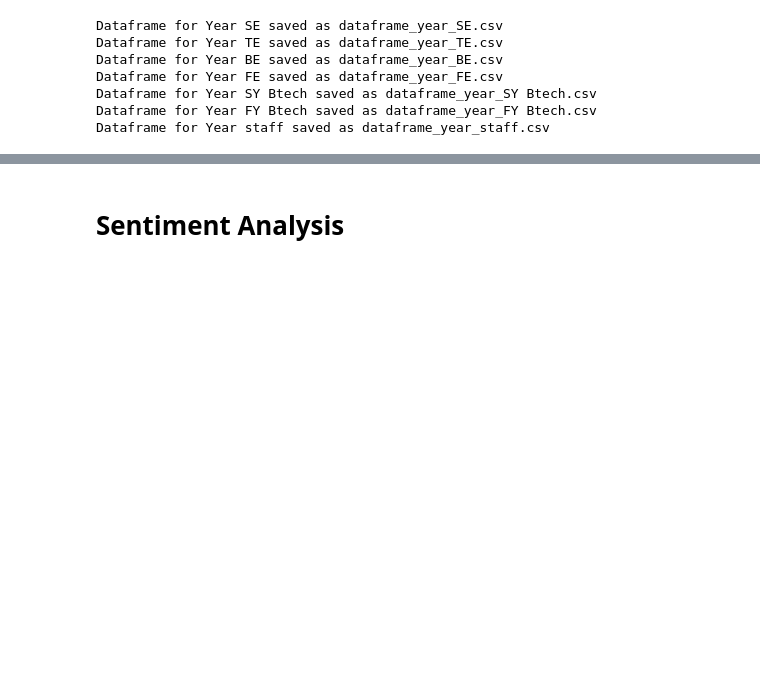
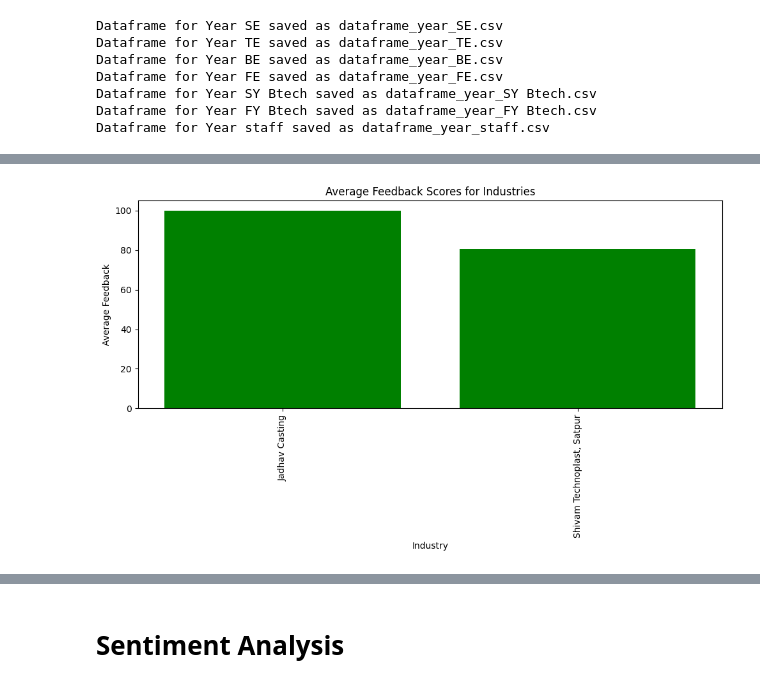
Before and after one commit to pankaj-beldar/pankaj-beldar-Industrial-visit-feedback-analysis, a Jupyter notebook: Industrial_Visits_Feedback_Analysis.ipynb, the cells around one changed output, grey strips where cells are left out. Cells and saved outputs as stored; diff of their text form; code cells hidden in the pictures; blank space fills up the shorter version.

```diff
--- a/Industrial_Visits_Feedback_Analysis.ipynb
+++ b/Industrial_Visits_Feedback_Analysis.ipynb
@@ -379,6 +451,24 @@ SY
 |  | Name of the Industry Visited | Year | Q1 | Q2 | Q3 | Q4 | Average_feedback | Attainment_Level |
 | 0 | Jadhav Casting | SY Btech | 100.000000 | 100.000000 | 100.000000 | 100.000000 | 100.000000 | 3 |
 | 1 | Shivam Technoplast, Satpur | SY Btech | 88.888889 | 79.012346 | 80.246914 | 74.074074 | 80.555556 | 3 |
+# %%
+data=SY
+# Sort the DataFrame by 'Average_feedback' for better visualization
+sorted_data = data.sort_values(by='Average_feedback', ascending=False)
+
+# Plotting the bar chart
+plt.figure(figsize=(10, 6))
+plt.bar(sorted_data['Name of the Industry Visited'], sorted_data['Average_feedback'], color='g')
+plt.xlabel('Industry')
+plt.ylabel('Average Feedback')
+plt.title('Average Feedback Scores for Industries')
+plt.xticks(rotation=90)  # Rotating x-axis labels for better readability
+plt.tight_layout()
+
+# Display the plot
+plt.show()
+# %% [output]
+[figure, added]
 # %%
 TE= pd.read_csv('/content/dataframe_year_TE.csv')
 TE
```
Also changed, not shown: parts of 6 cells of this notebook.
